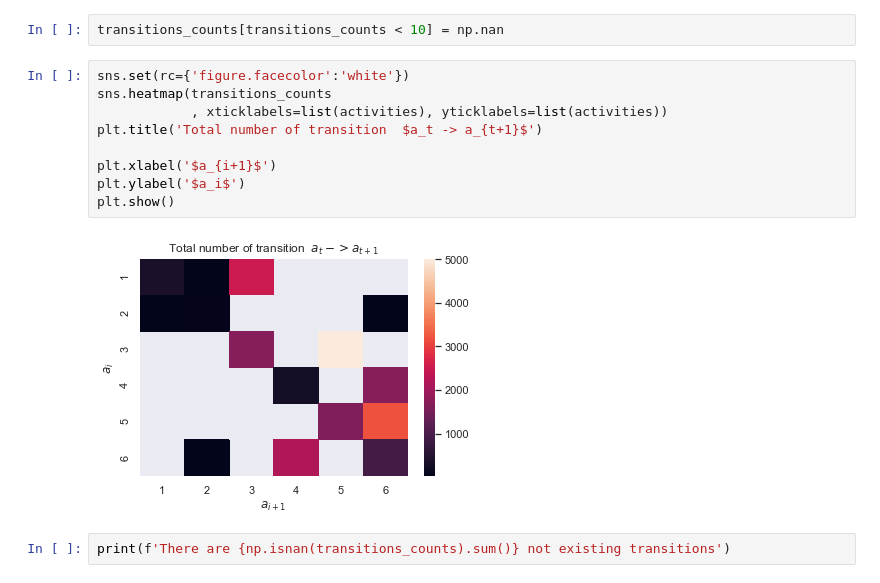
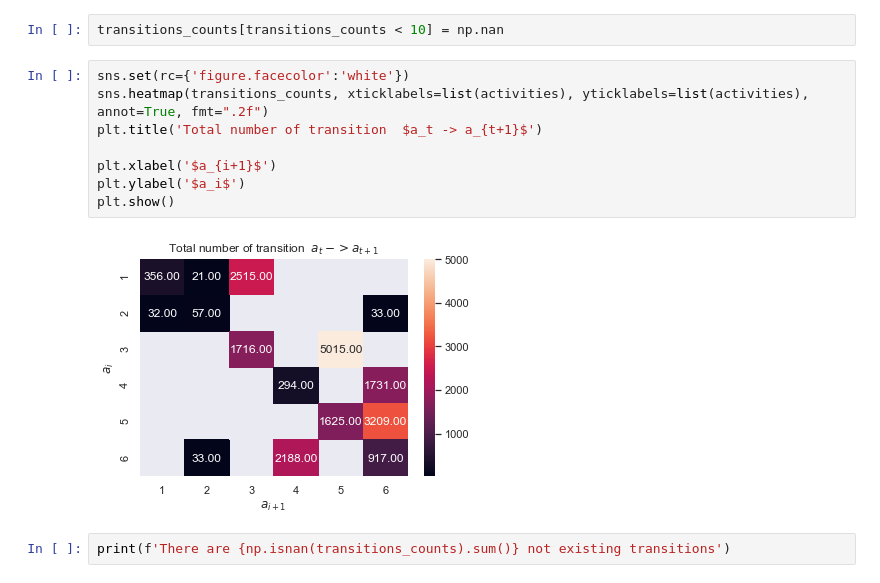
Before and after one commit to lemikhovalex/rl4pm, a Jupyter notebook: 00_visualization_nr_git.ipynb, the cells around one changed output. Drawn from its saved outputs; the diff is of its cells as text.

```diff
--- a/00_visualization_nr_git.ipynb
+++ b/00_visualization_nr_git.ipynb
@@ -107,15 +107,14 @@ There are 17 not existing transitions
 transitions_counts[transitions_counts < 10] = np.nan
 # %%
 sns.set(rc={'figure.facecolor':'white'})
-sns.heatmap(transitions_counts
-            , xticklabels=list(activities), yticklabels=list(activities))
+sns.heatmap(transitions_counts, xticklabels=list(activities), yticklabels=list(activities), annot=True, fmt=".2f")
 plt.title('Total number of transition  $a_t -> a_{t+1}$')
 
 plt.xlabel('$a_{i+1}$')
 plt.ylabel('$a_i$')
 plt.show()
 # %% [output]
-[figure, old version]
+[figure, new version]
 # %%
 print(f'There are {np.isnan(transitions_counts).sum()} not existing transitions')
 # %% [output]
```
Also changed, not shown: 1 other file.
